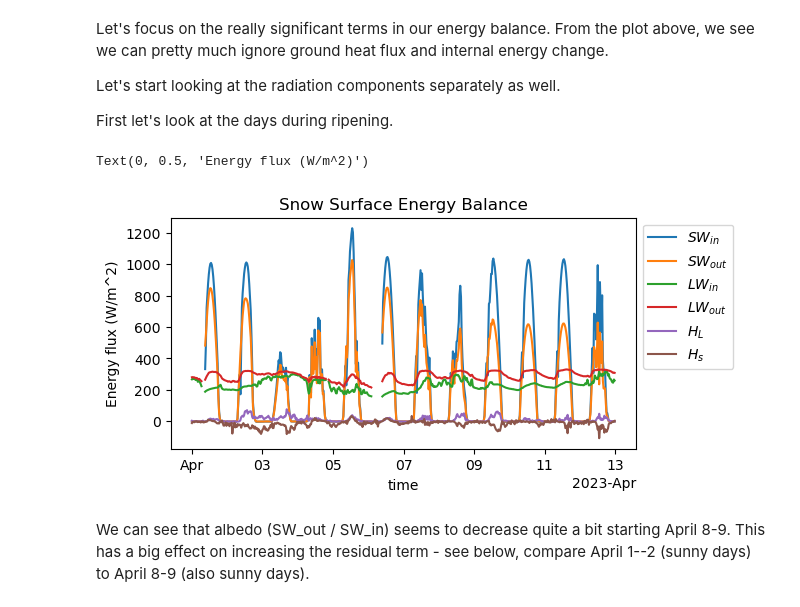
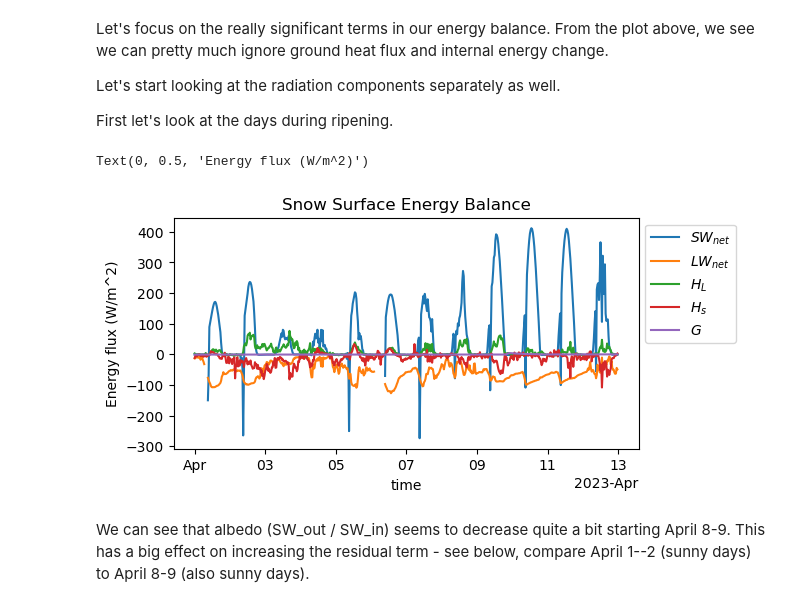
Before and after one commit to Mountain-Hydrology-Research-Group/snow-hydrology, a Jupyter notebook: modules/lab7/lab7-2.ipynb, the cells around one changed output. Drawn from its saved outputs; the diff is of its cells as text; code cells hidden in the pictures.

```diff
--- a/modules/lab7/lab7-2.ipynb
+++ b/modules/lab7/lab7-2.ipynb
@@ -195,18 +195,17 @@ Let's start looking at the radiation components separately as well.
 First let's look at the days during ripening.
 # %%
 time_slice = slice('20230401', '20230412')
-sos_dataset['Rsw_in_9m_d'].sel(time=time_slice).plot(label=r'$SW_{in}$', figsize=(6,3))
-sos_dataset['Rsw_out_9m_d'].sel(time=time_slice).plot(label=r'$SW_{out}$')
-sos_dataset['Rlw_in_9m_d'].sel(time=time_slice).plot(label=r'$LW_{in}$')
-sos_dataset['Rlw_out_9m_d'].sel(time=time_slice).plot(label=r'$LW_{out}$')
+(sos_dataset['Rsw_in_9m_d'] - sos_dataset['Rsw_out_9m_d']).sel(time=time_slice).plot(label=r'$SW_{net}$', figsize=(6,3))
+(sos_dataset['Rlw_in_9m_d']- sos_dataset['Rlw_out_9m_d']).sel(time=time_slice).plot(label=r'$LW_{net}$')
 latent_heat_flux.sel(time=time_slice).plot(label=r'$H_L$')
 sensible_heat_flux.sel(time=time_slice).plot(label=r'$H_s$')
+ground_heat_flux.sel(time=time_slice).plot(label=r'$G$')
 plt.legend(bbox_to_anchor=(1.0, 1), loc='upper left')
 plt.title('Snow Surface Energy Balance')
 plt.ylabel('Energy flux (W/m^2)')
 # %% [output]
 Text(0, 0.5, 'Energy flux (W/m^2)')
-[figure, old version]
+[figure, new version]
 # %% [markdown]
 We can see that albedo (SW_out / SW_in) seems to decrease quite a bit starting April 8-9. This has a big effect on increasing the residual term - see below, compare April 1--2 (sunny days) to April 8-9 (also sunny days).
 # %%
```
Also changed, not shown: 4 other files.
